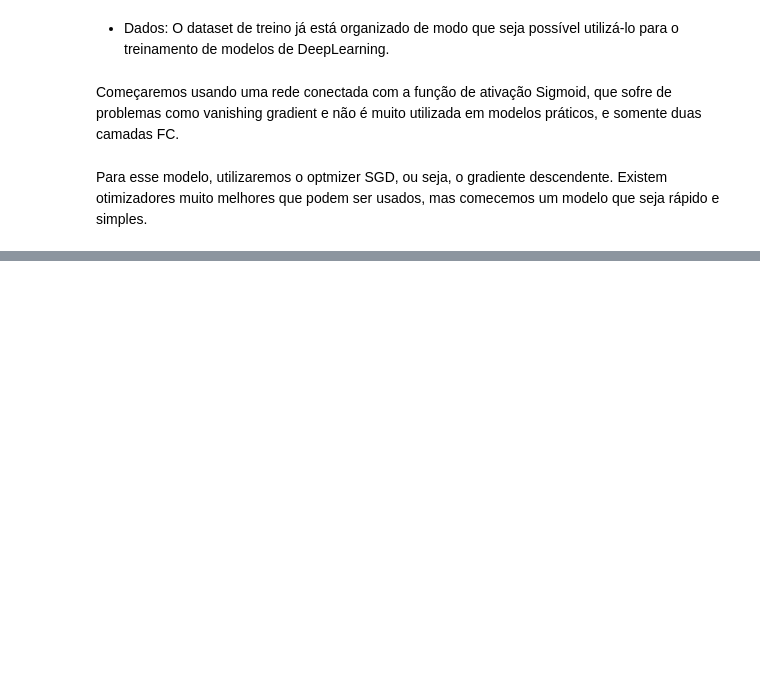
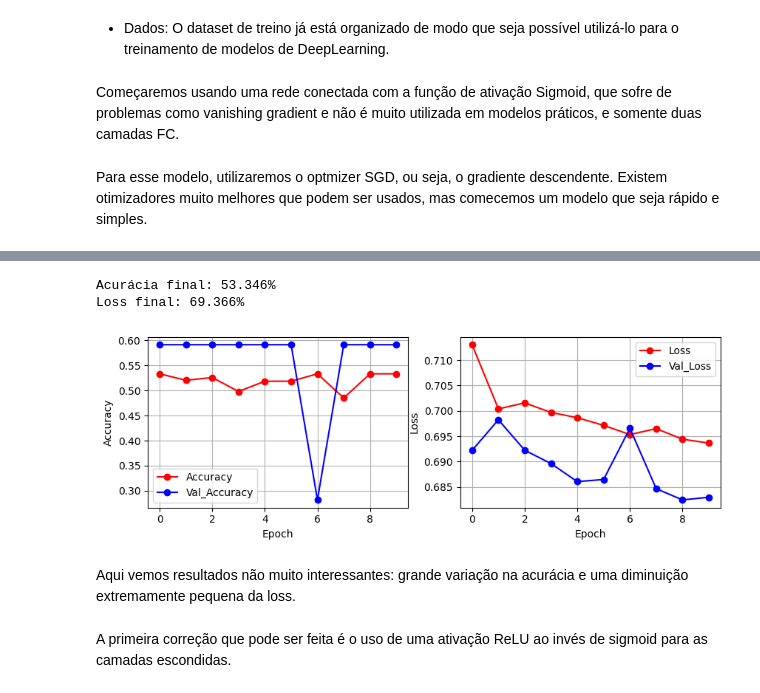
Before and after one commit to RenanFlorencio/Titanic-Model-Training, a Jupyter notebook: training.ipynb, the cells around one changed output, grey strips where cells are left out. Cells and saved outputs as stored; diff of their text form; code cells hidden in the pictures; blank space fills up the shorter version.

```diff
--- a/training.ipynb
+++ b/training.ipynb
@@ -462,7 +470,7 @@ from sklearn.svm import SVC
 from sklearn.linear_model import SGDClassifier
 from sklearn.gaussian_process import GaussianProcessClassifier
 # %%
-modelos = [("SVM", SVC()), ("SGD", SGDClassifier()), ("Gaussian Process", GaussianProcessClassifier()), ("Random Forest", (RandomForestClassifier()))]
+modelos = [("SVM", SVC()), ("SGD", SGDClassifier()), ("Gaussian Process", GaussianProcessClassifier())]
 # %%
 # Verificando o f1-score para o dataset de validação
 for (m_name, model) in modelos:
@@ -535,15 +552,15 @@ Começaremos usando uma rede conectada com a função de ativação Sigmoid, que
 # %%
 modelo_1 = tf.keras.Sequential(
     [
-        tf.keras.layers.Dense(100, activation='sigmoid'),
+        tf.keras.layers.Dense(100, activation='sigmoid', input_shape=(6,)),
         tf.keras.layers.Dense(50, activation='sigmoid'),
-        tf.keras.layers.Dense(10, activation='softmax')
+        tf.keras.layers.Dense(1, activation='sigmoid')
     ]
 )
 # %% [markdown]
 Para esse modelo, utilizaremos o optmizer SGD, ou seja, o gradiente descendente. Existem otimizadores muito melhores que podem ser usados, mas comecemos um modelo que seja rápido e simples.
 # %%
-modelo_1.compile(optimizer='sgd', loss = tf.keras.losses.CategoricalCrossentropy, metrics=['accuracy', 'recall'])
+modelo_1.compile(optimizer='sgd', loss = tf.keras.losses.BinaryCrossentropy(), metrics=['accuracy'])
 
-h_m1 = modelo_1.fit(new_train_x, new_train_y, validation_data=(val_x, val_y), batch_size=10)
+h_m1 = modelo_1.fit(new_train_x, new_train_y, epochs=10, validation_data=(val_x, val_y), batch_size=10, verbose=2)
 # %% [output]
@@ -553,0 +587,33 @@ TypeError: in user code:
+# %%
+def resultados_modelo(historico):
+    fig, ax = plt.subplots(1, 2, figsize=(10, 3))
+    ax = ax.flatten()
+
+    ax[0].plot(historico.history['accuracy'], label='Accuracy', marker='o', color='red')
+    ax[0].plot(historico.history['val_accuracy'], label='Val_Accuracy', marker='o', color='blue')
+    ax[0].set_xlabel('Epoch')
+    ax[0].set_ylabel('Accuracy')
+
+    ax[1].plot(historico.history['loss'], label='Loss', marker='o', color='red')
+    ax[1].plot(historico.history['val_loss'], label='Val_Loss', marker='o', color='blue')
+    ax[1].set_xlabel('Epoch')
+    ax[1].set_ylabel('Loss')
+
+    for i in range(2):
+        ax[i].legend()
+        ax[i].grid()
+
+    acc_size =len(historico.history["accuracy"]) - 1
+    print(f'Acurácia final: {round(100 * historico.history["accuracy"][acc_size], 3)}%')
+    loss_size =len(historico.history["loss"]) - 1
+    print(f'Loss final: {round(100 * historico.history["loss"][loss_size], 3)}%')
+# %%
+resultados_modelo(h_m1)
+# %% [output]
+Acurácia final: 53.346%
+Loss final: 69.366%
+[figure, added]
+# %% [markdown]
+Aqui vemos resultados não muito interessantes: grande variação na acurácia e uma diminuição extremamente pequena da loss.
+# %% [markdown]
+A primeira correção que pode ser feita é o uso de uma ativação ReLU ao invés de sigmoid para as camadas escondidas.
```
Also changed, not shown: parts of 49 cells of this notebook.
